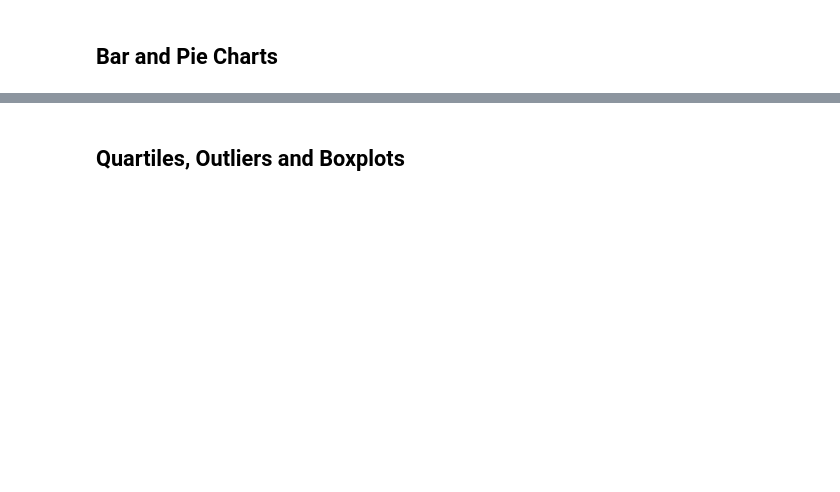
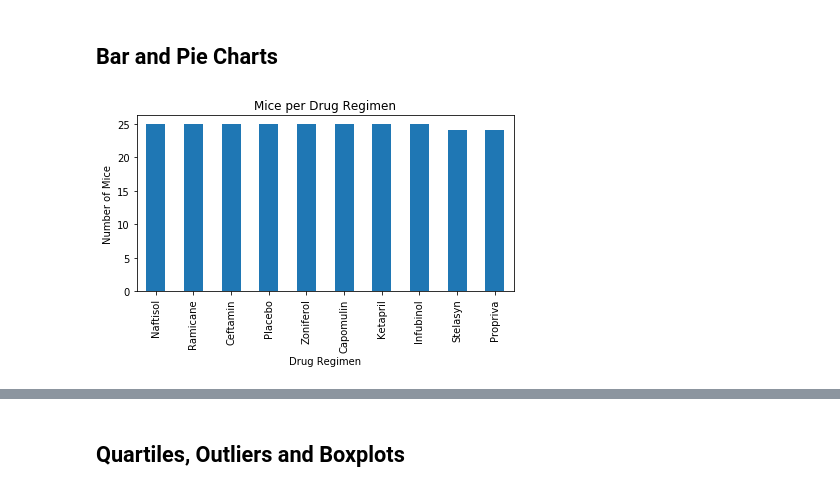
Before and after one commit to alextorres12/matplotlib-challenge, a Jupyter notebook: Pymaceuticals/pymaceuticals_starter.ipynb, the cells around one changed output, grey strips where cells are left out. Saved outputs shown, nothing was run; the diff lists cells and outputs as text; code cells hidden in the pictures; blank space fills up the shorter version.

```diff
--- a/Pymaceuticals/pymaceuticals_starter.ipynb
+++ b/Pymaceuticals/pymaceuticals_starter.ipynb
@@ -59,2 +64,4 @@ Name: Mouse ID, Length: 249, dtype: int64
 # %%
 # Create a clean DataFrame by dropping the duplicate mouse by its ID.
+cleaned_data = complete_data.loc[complete_data["Mouse ID"]!="g989"]
+cleaned_data.head()
@@ -76,5 +122,17 @@ Name: Mouse ID, Length: 249, dtype: int64
 ## Bar and Pie Charts
 # %%
 # Generate a bar plot showing the total number of unique mice tested on each drug regimen using pandas.
+mice_drugs = cleaned_data.loc[:,["Drug Regimen","Mouse ID"]]
+mice_drugs = mice_drugs.drop_duplicates()
+
+mice_count = mice_drugs["Drug Regimen"].value_counts()
+
+mice_count.plot(kind='bar')
+plt.title("Mice per Drug Regimen")
+plt.xlabel("Drug Regimen")
+plt.ylabel("Number of Mice")
+plt.tight_layout()
+# %% [output]
+[figure, added]
 # %%
 # Generate a bar plot showing the total number of unique mice tested on each drug regimen using pyplot.
```
Also changed, not shown: parts of 12 cells of this notebook.
